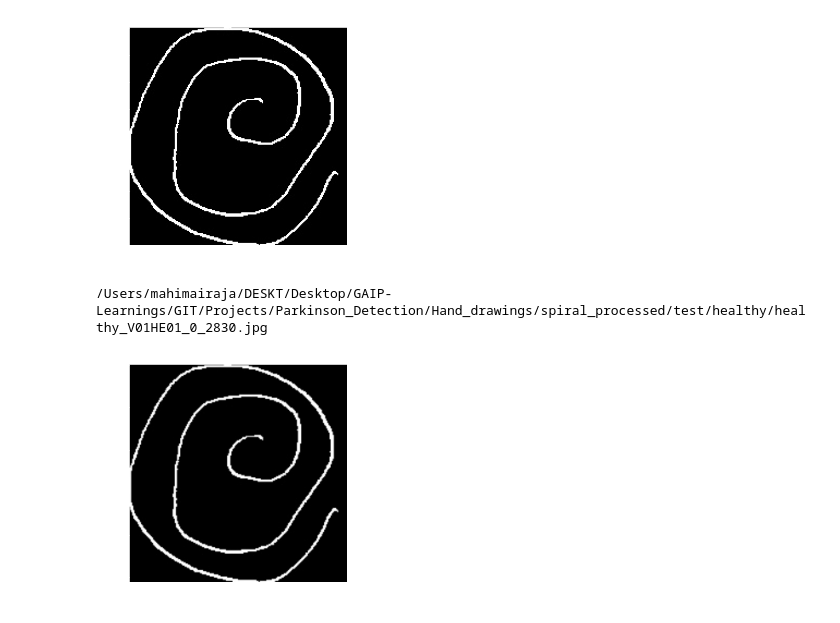
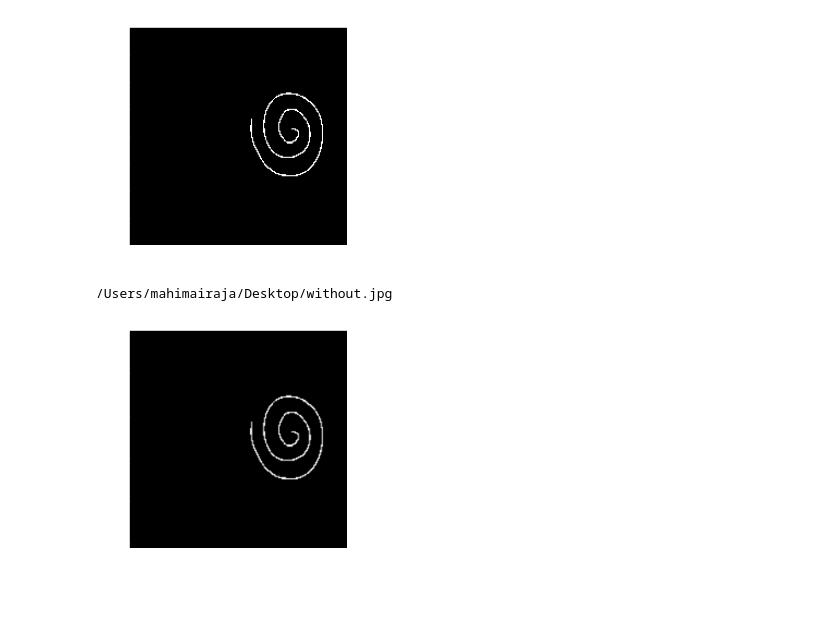
Before and after one commit to mahimairaja/Parkinson_Detection_spiral, a Jupyter notebook: Parkinson_Detection/Hand_drawings/Testing_01.ipynb, the cells around one changed output. Drawn from its saved outputs; the diff is of its cells as text; code cells hidden in the pictures.

```diff
--- a/Parkinson_Detection/Hand_drawings/Testing_01.ipynb
+++ b/Parkinson_Detection/Hand_drawings/Testing_01.ipynb
@@ -44,23 +48,23 @@ healthy_V09HE01_0_7791.jpg healthy_V55HE15_0_7494.jpg
 healthy_V09HE01_0_8530.jpg healthy_V55HE15_0_8379.jpg
 # %%
 cur_dir = os.getcwd()
-img_path = os.path.join(cur_dir,'spiral_processed/test/healthy/healthy_V01HE01_0_2830.jpg')
+img_path = os.path.join('/Users/mahimairaja/Desktop/without.jpg')
 
 img = cv2.imread(img_path)
 
 plt.imshow(img)
 plt.show()
 
 print(img_path)
 # %% [output]
-[figure, old version]
+[figure, new version]
-/Users/mahimairaja/DESKT/Desktop/GAIP-Learnings/GIT/Projects/Parkinson_Detection/Hand_drawings/spiral_processed/test/healthy/healthy_V01HE01_0_2830.jpg
+/Users/mahimairaja/Desktop/without.jpg
 # %%
 resize = tf.image.resize(img, (256,256))
 plt.imshow(resize.numpy().astype(int))
 plt.show()
 # %% [output]
-[figure, old version]
+[figure, new version]
 # %%
 prediction = model.predict(np.expand_dims(resize/255, 0))
 
```
Also changed, not shown: parts of 15 cells of this notebook.
